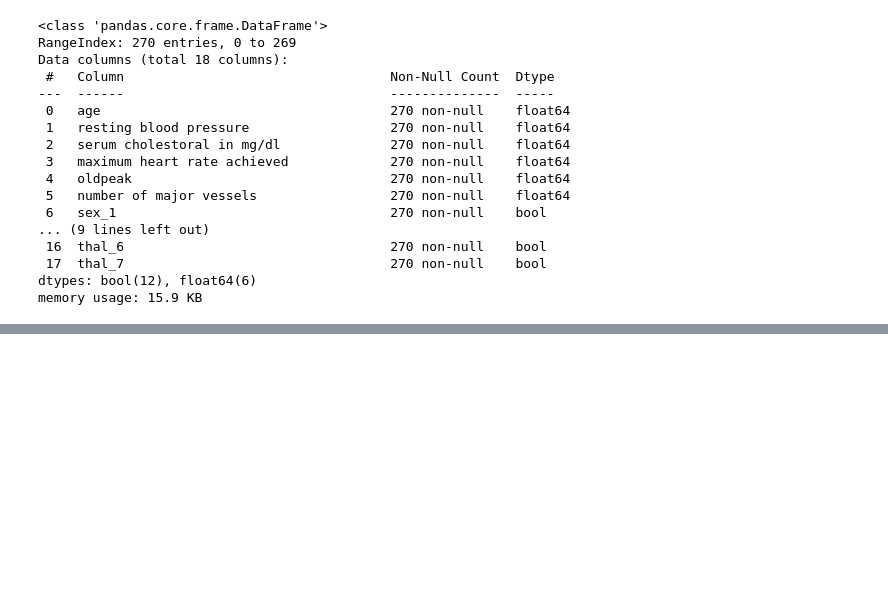
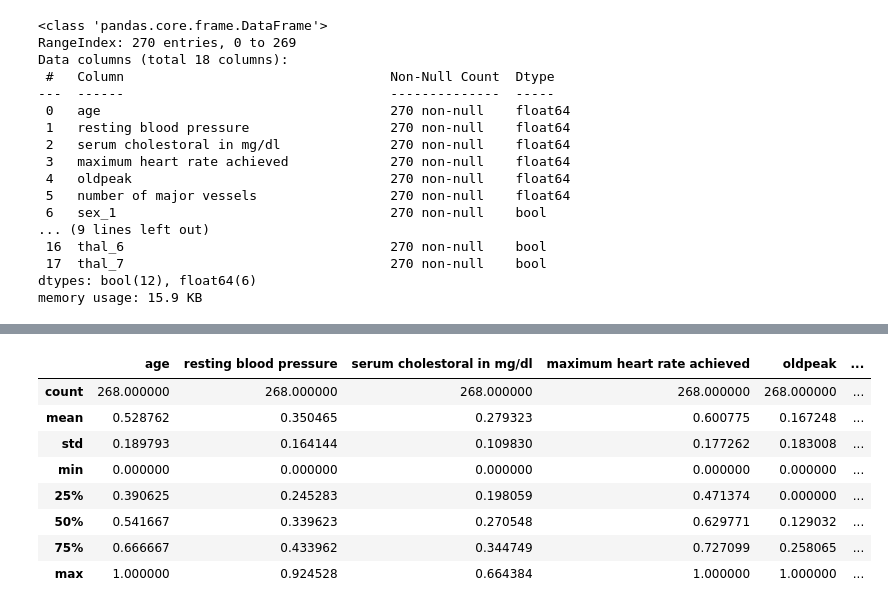
Before and after one commit to Kurennu/ML, a Jupyter notebook: task_3.ipynb, the cells around one changed output, grey strips where cells are left out. Drawn from its saved outputs; the diff is of its cells as text; code cells hidden in the pictures; blank space fills up the shorter version.

```diff
--- a/task_3.ipynb
+++ b/task_3.ipynb
@@ -129,0 +181,19 @@ X_processed
+# %%
+def remove_outliers_based_on_iqr(X, y, iqr_multiplier=1.5):
+    # Убедимся, что работаем только с числовыми данными
+    X_numeric = X.select_dtypes(include=['number'])
+
+    # Рассчитываем первый и третий квартили для каждой числовой переменной
+    Q1 = X_numeric.quantile(0.25)
+    Q3 = X_numeric.quantile(0.75)
+
+    # Вычисляем межквартильный размах (IQR)
+    IQR = Q3 - Q1
+
+    # Оставляем только те значения, которые находятся в диапазоне [Q1 - 1.5*IQR, Q3 + 1.5*IQR]
+    X_filtered = X_numeric[~((X_numeric < (Q1 - iqr_multiplier * IQR)) | (X_numeric > (Q3 + iqr_multiplier * IQR))).any(axis=1)]
+
+    # Синхронизируем y с отфильтрованными X
+    y_filtered = y.loc[X_filtered.index]
+
+    return X_filtered, y_filtered
@@ -129,0 +214,12 @@ X_processed
+# %%
+X_iqr.describe()
+# %% [output]
+|  | age | resting blood pressure | serum cholestoral in mg/dl | maximum heart rate achieved | oldpeak | ... |
+| count | 268.000000 | 268.000000 | 268.000000 | 268.000000 | 268.000000 | ... |
+| mean | 0.528762 | 0.350465 | 0.279323 | 0.600775 | 0.167248 | ... |
+| std | 0.189793 | 0.164144 | 0.109830 | 0.177262 | 0.183008 | ... |
+| min | 0.000000 | 0.000000 | 0.000000 | 0.000000 | 0.000000 | ... |
+| 25% | 0.390625 | 0.245283 | 0.198059 | 0.471374 | 0.000000 | ... |
+| 50% | 0.541667 | 0.339623 | 0.270548 | 0.629771 | 0.129032 | ... |
+| 75% | 0.666667 | 0.433962 | 0.344749 | 0.727099 | 0.258065 | ... |
+| max | 1.000000 | 0.924528 | 0.664384 | 1.000000 | 1.000000 | ... |
```
Also changed, not shown: parts of 15 cells of this notebook, 1 other file.
